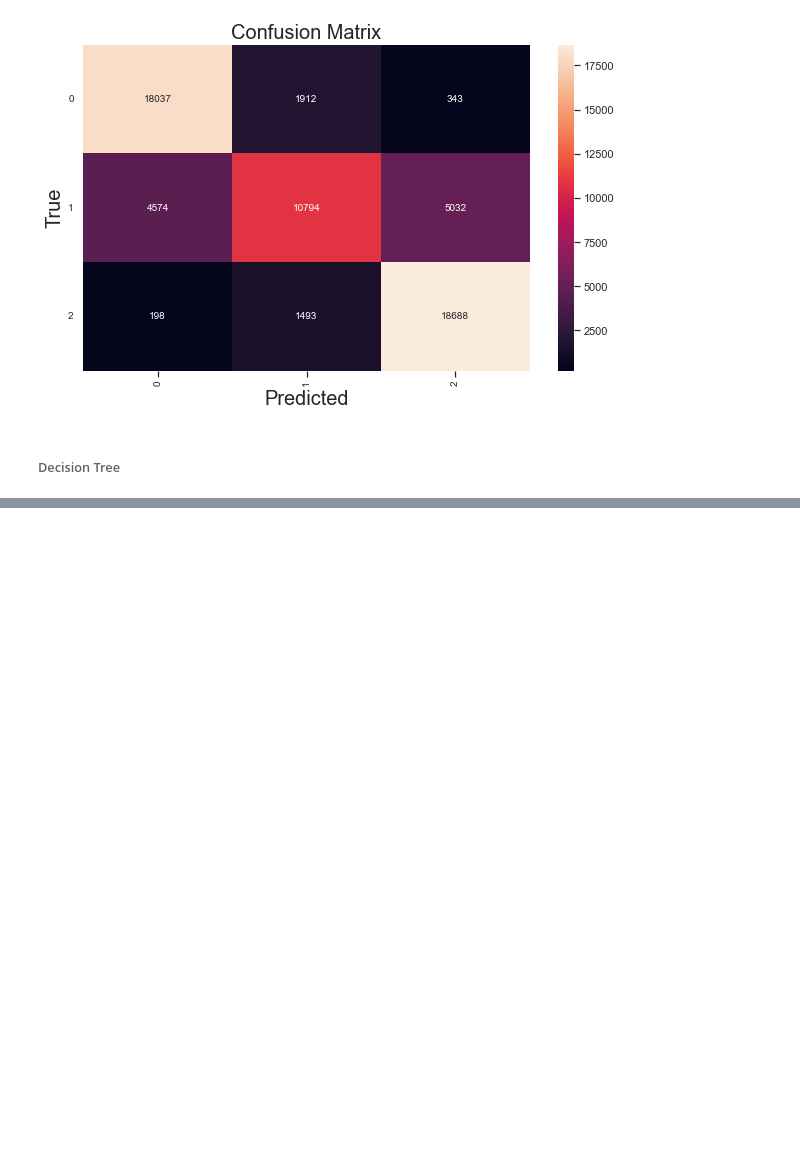
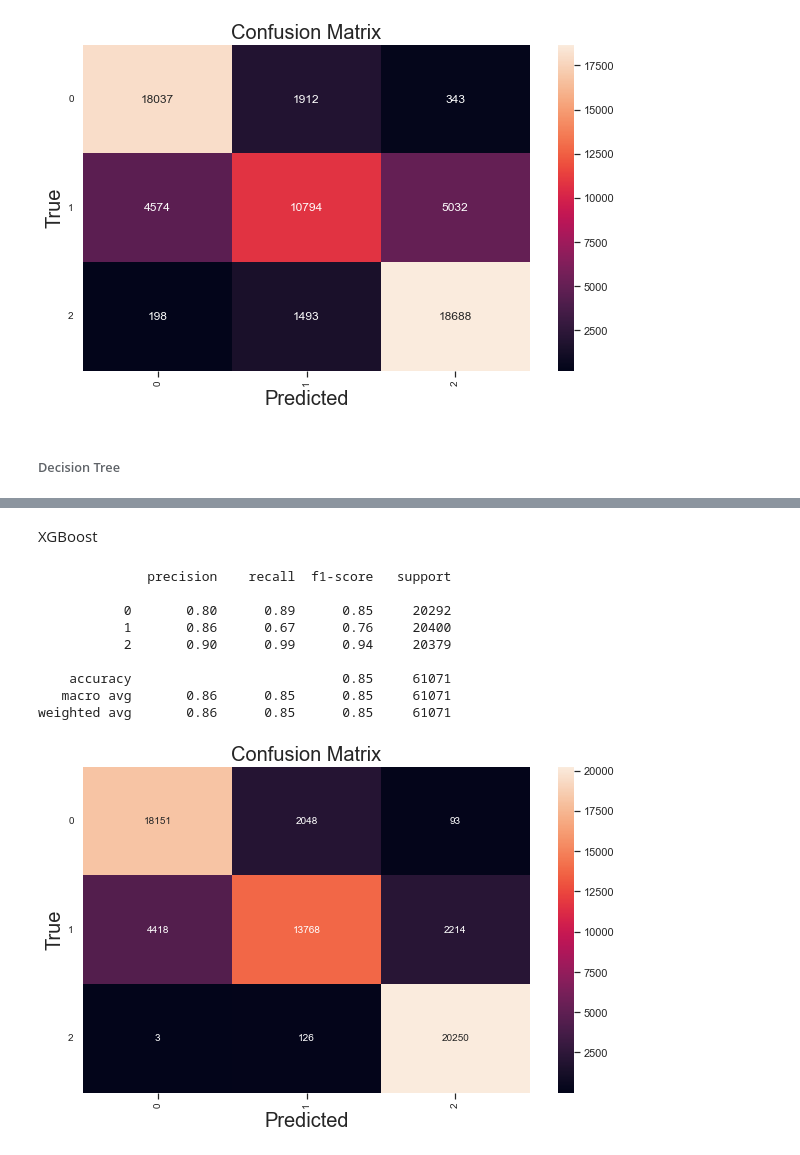
Before and after one commit to itamarKraitman/Spotify_data_analysis, a Jupyter notebook: Spotify.ipynb, the cells around one changed output, grey strips where cells are left out. Saved outputs shown, nothing was run; the diff lists cells and outputs as text; code cells hidden in the pictures; blank space fills up the shorter version.

```diff
--- a/Spotify.ipynb
+++ b/Spotify.ipynb
@@ -625,2 +627,18 @@ classification_process(tree_classi)
 weighted avg       0.85      0.85      0.85     61071
 [figure]
+# %% [markdown]
+XGBoost
+# %%
+xgb_classi = xgb.XGBClassifier(use_label_encoder=False, eval_metric='merror')
+classification_process(xgb_classi)
+# %% [output]
+              precision    recall  f1-score   support
+
+           0       0.80      0.89      0.85     20292
+           1       0.86      0.67      0.76     20400
+           2       0.90      0.99      0.94     20379
+
+    accuracy                           0.85     61071
+   macro avg       0.86      0.85      0.85     61071
+weighted avg       0.86      0.85      0.85     61071
+[figure, added]
```
Also changed, not shown: parts of 5 cells of this notebook.
